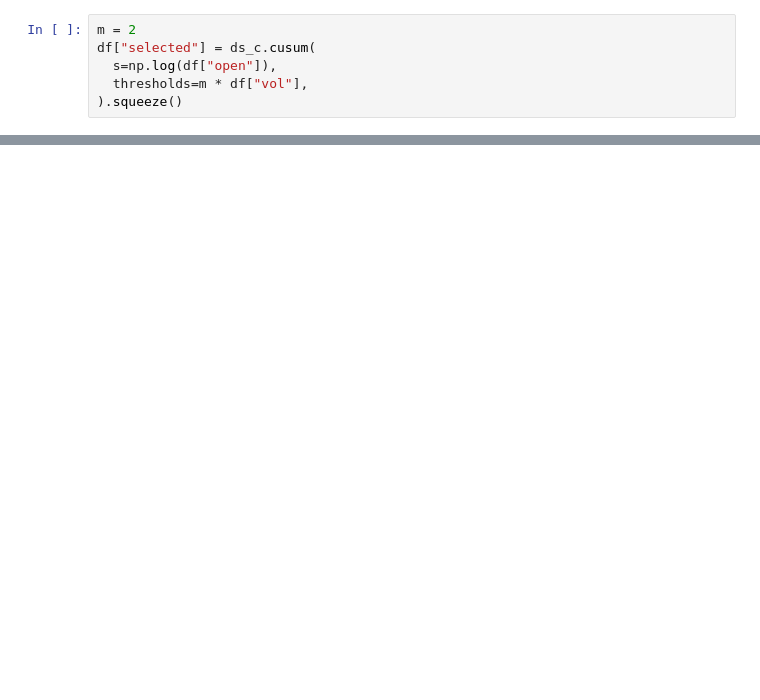
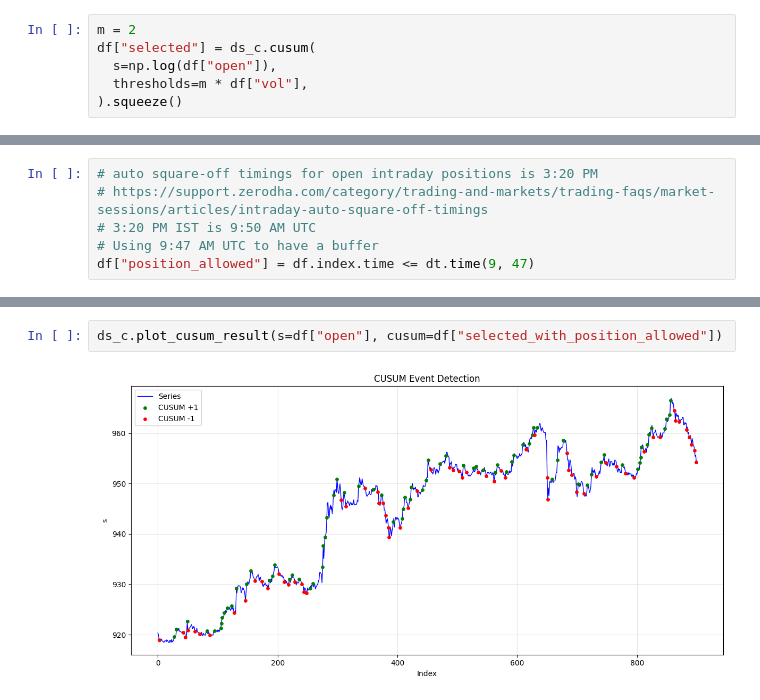
Before and after one commit to chirayu5/algotrading_v40, a Jupyter notebook: notebooks/data_selectors.ipynb, the cells around one changed output, grey strips where cells are left out. Cells and saved outputs as stored; diff of their text form; blank space fills up the shorter version.

```diff
--- a/notebooks/data_selectors.ipynb
+++ b/notebooks/data_selectors.ipynb
@@ -88,0 +89,6 @@ ds_c.plot_cusum_result(s=df["open"], cusum=df["selected"])
+# %%
+# auto square-off timings for open intraday positions is 3:20 PM
+# https://support.zerodha.com/category/trading-and-markets/trading-faqs/market-sessions/articles/intraday-auto-square-off-timings
+# 3:20 PM IST is 9:50 AM UTC
+# Using 9:47 AM UTC to have a buffer
+df["position_allowed"] = df.index.time <= dt.time(9, 47)
@@ -88,0 +108,4 @@ ds_c.plot_cusum_result(s=df["open"], cusum=df["selected"])
+# %%
+ds_c.plot_cusum_result(s=df["open"], cusum=df["selected_with_position_allowed"])
+# %% [output]
+[figure, added]
```
Also changed, not shown: parts of 5 cells of this notebook, 3 other files.
